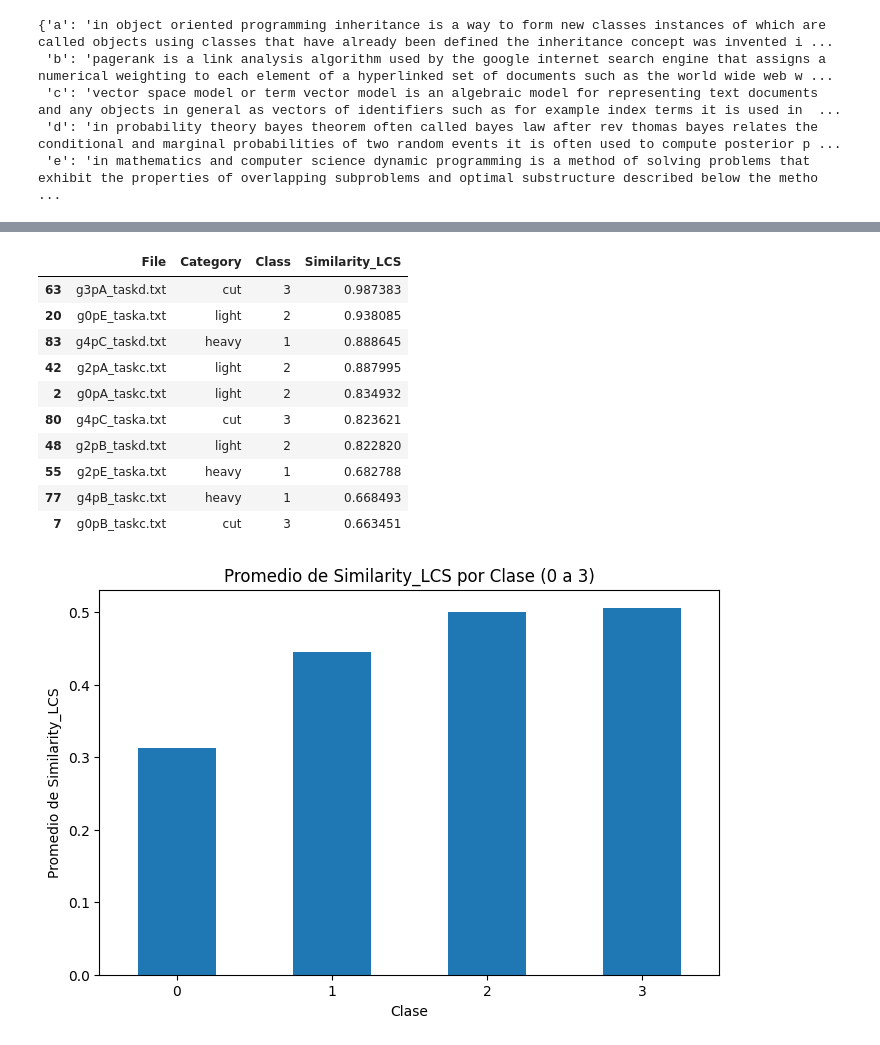
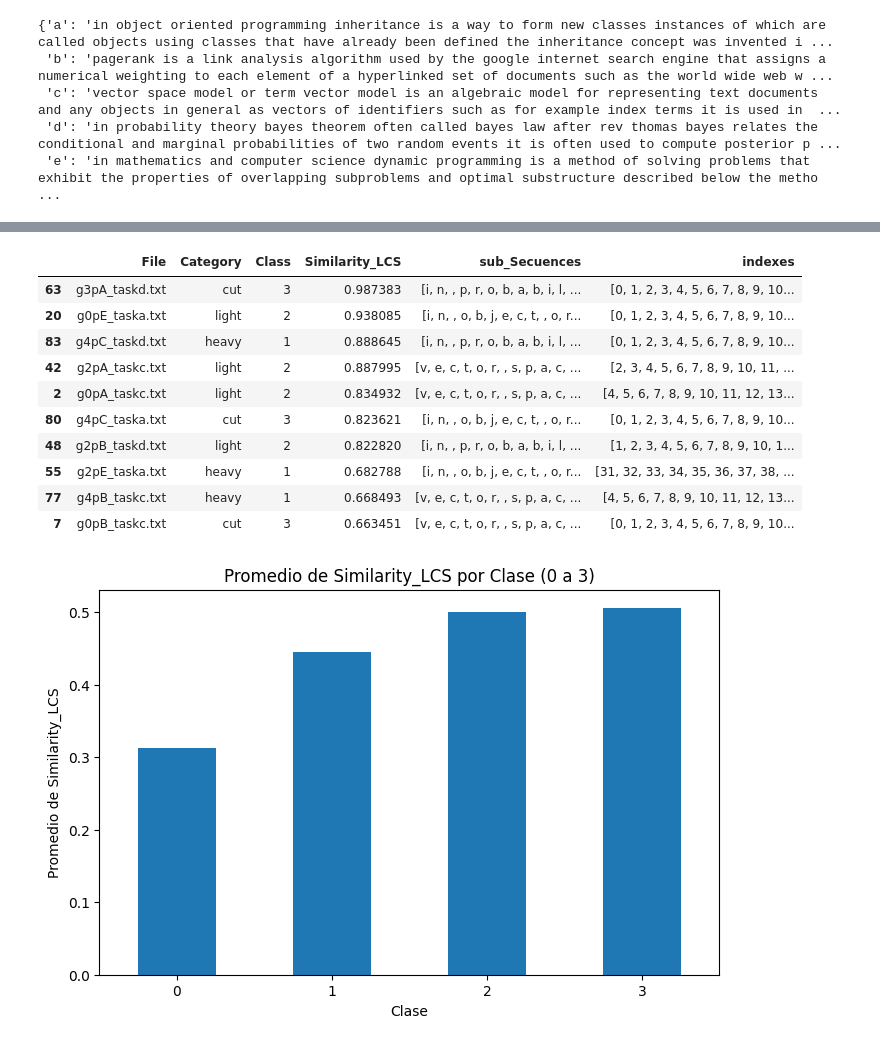
Before and after one commit to Alvaro3435gg/detectorPlagio, a Jupyter notebook: plagiarismAlgorithm.ipynb, the cells around one changed output, grey strips where cells are left out. Cells and saved outputs as stored; diff of their text form; code cells hidden in the pictures.

```diff
--- a/plagiarismAlgorithm.ipynb
+++ b/plagiarismAlgorithm.ipynb
@@ -193,6 +206,7 @@ def lcs_non_overlapping(s1, s2):
 # %%
 def similarity_percentage(text1, text2):
-    lcs_length_sum = lcs_non_overlapping(text1, text2)
+    lcs_length_sum, lcs_sequence, lcs_index = lcs_non_overlapping(text1, text2)
     max_len = max(len(text1), len(text2))
     similarity = (lcs_length_sum / max_len) * 100
-    return similarity
+    # lcs_sequence = ''.join(lcs_sequence)
+    return similarity, lcs_sequence, lcs_index
@@ -302,31 +336,40 @@ orig_texts
  'd': 'in probability theory bayes theorem often called bayes law after rev thomas bayes relates the conditional and marginal probabilities of two random events it is often used to compute posterior p ...
  'e': 'in mathematics and computer science dynamic programming is a method of solving problems that exhibit the properties of overlapping subproblems and optimal substructure described below the metho ...
 # %%
-# Asumiendo que `similarity_percentage` y `lcs_non_overlapping` ya están definidas
 
-# Crear un diccionario con los textos de la categoría 'orig' para comparación
+# Crea un diccionario con los textos de la categoría 'orig' para comparación
 orig_texts = df[df['Category'] == 'orig'].set_index('Task')['Text'].to_dict()
 
 similarity_scores = []
+subsecuences = []
+indexes = []
 
 for index, row in df.iterrows():
     if row['Category'] == 'orig':
-        # Si es un texto original, no calculamos similitud
+        # Si es un texto original, no calcula similitud
         similarity_scores.append(None)
+        subsecuences.append(None)
+        indexes.append(None)
+
     else:
         # Obtiene el texto original correspondiente a la misma tarea
         orig_text = orig_texts.get(row['Task'])
         if orig_text:
             # Calcula el porcentaje de similitud utilizando la función similarity_percentage
-            similarity = similarity_percentage(row['Text'], orig_text) / 100
+            similarity, subsecuence, index = similarity_percentage(row['Text'], orig_text)
+            similarity = similarity/100
             similarity_scores.append(similarity)
+            subsecuences.append(subsecuence)
+            indexes.append(index)
+
         else:
-            # Si no hay un texto original correspondiente, agregar None
             similarity_scores.append(None)
+            subsecuences.append(None)
+            indexes.append(None)
 
-# Añadir los resultados de similitud al DataFrame en una nueva columna
 df['Similarity_LCS'] = similarity_scores
+df['sub_Secuences'] = subsecuences
+df['indexes'] = indexes
 
-# Mostrar las columnas relevantes
-df[['File', 'Category', 'Class', 'Similarity_LCS']]
+df[['File', 'Category', 'Class', 'Similarity_LCS', 'sub_Secuences', 'indexes']]
 # %% [output]
@@ -363,20 +406,20 @@ df_sorted[['File', 'Category', 'Class', 'Similarity_LCS']]
 # %%
 df_sorted = df.sort_values(by='Similarity_LCS', ascending=False)
-df_sorted[['File', 'Category', 'Class', 'Similarity_LCS']].head(10)
+df_sorted[['File', 'Category', 'Class', 'Similarity_LCS', 'sub_Secuences', 'indexes']].head(10)
 
-#Esta sería la matriz de comparacion
+#Noup
 # %% [output]
-|  | File | Category | Class | Similarity_LCS |
-| 63 | g3pA_taskd.txt | cut | 3 | 0.987383 |
-| 20 | g0pE_taska.txt | light | 2 | 0.938085 |
-| 83 | g4pC_taskd.txt | heavy | 1 | 0.888645 |
-| 42 | g2pA_taskc.txt | light | 2 | 0.887995 |
-| 2 | g0pA_taskc.txt | light | 2 | 0.834932 |
-| 80 | g4pC_taska.txt | cut | 3 | 0.823621 |
-| 48 | g2pB_taskd.txt | light | 2 | 0.822820 |
-| 55 | g2pE_taska.txt | heavy | 1 | 0.682788 |
-| 77 | g4pB_taskc.txt | heavy | 1 | 0.668493 |
-| 7 | g0pB_taskc.txt | cut | 3 | 0.663451 |
+|  | File | Category | Class | Similarity_LCS | sub_Secuences | indexes |
+| 63 | g3pA_taskd.txt | cut | 3 | 0.987383 | [i, n, , p, r, o, b, a, b, i, l, ... | [0, 1, 2, 3, 4, 5, 6, 7, 8, 9, 10... |
+| 20 | g0pE_taska.txt | light | 2 | 0.938085 | [i, n, , o, b, j, e, c, t, , o, r... | [0, 1, 2, 3, 4, 5, 6, 7, 8, 9, 10... |
+| 83 | g4pC_taskd.txt | heavy | 1 | 0.888645 | [i, n, , p, r, o, b, a, b, i, l, ... | [0, 1, 2, 3, 4, 5, 6, 7, 8, 9, 10... |
+| 42 | g2pA_taskc.txt | light | 2 | 0.887995 | [v, e, c, t, o, r, , s, p, a, c, ... | [2, 3, 4, 5, 6, 7, 8, 9, 10, 11, ... |
+| 2 | g0pA_taskc.txt | light | 2 | 0.834932 | [v, e, c, t, o, r, , s, p, a, c, ... | [4, 5, 6, 7, 8, 9, 10, 11, 12, 13... |
+| 80 | g4pC_taska.txt | cut | 3 | 0.823621 | [i, n, , o, b, j, e, c, t, , o, r... | [0, 1, 2, 3, 4, 5, 6, 7, 8, 9, 10... |
+| 48 | g2pB_taskd.txt | light | 2 | 0.822820 | [i, n, , p, r, o, b, a, b, i, l, ... | [1, 2, 3, 4, 5, 6, 7, 8, 9, 10, 1... |
+| 55 | g2pE_taska.txt | heavy | 1 | 0.682788 | [i, n, , o, b, j, e, c, t, , o, r... | [31, 32, 33, 34, 35, 36, 37, 38, ... |
+| 77 | g4pB_taskc.txt | heavy | 1 | 0.668493 | [v, e, c, t, o, r, , s, p, a, c, ... | [4, 5, 6, 7, 8, 9, 10, 11, 12, 13... |
+| 7 | g0pB_taskc.txt | cut | 3 | 0.663451 | [v, e, c, t, o, r, , s, p, a, c, ... | [0, 1, 2, 3, 4, 5, 6, 7, 8, 9, 10... |
 # %%
 df_filtered = df[(df['Class'] >= 0) & (df['Class'] <= 3)]
 avg_similarity = df_filtered.groupby('Class')['Similarity_LCS'].mean()
```
Also changed, not shown: parts of 12 cells of this notebook, 17 other files.
